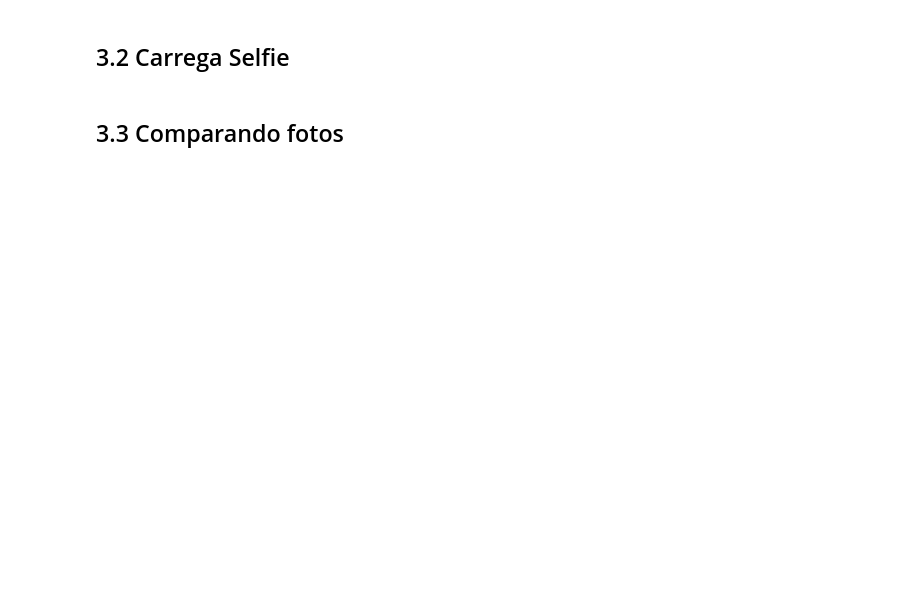
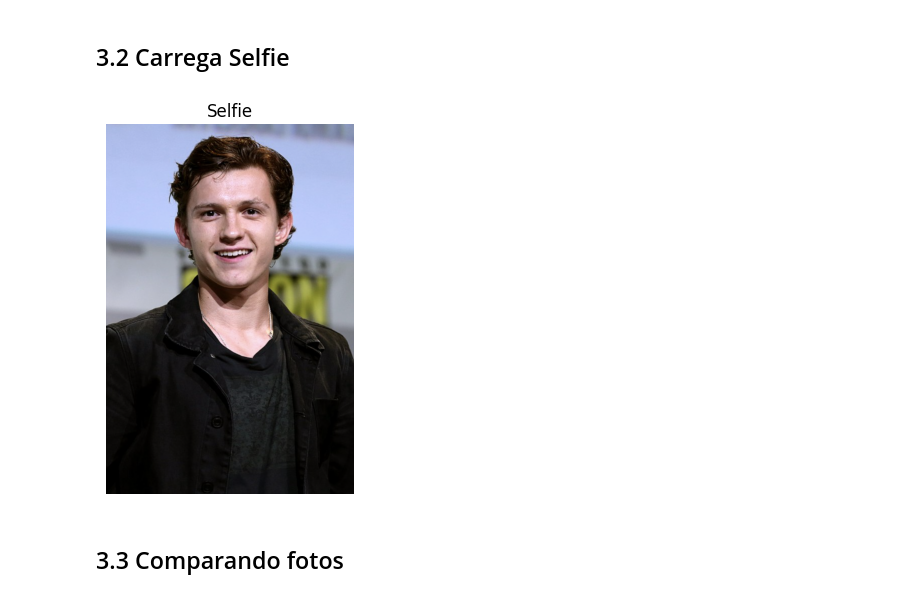
Before and after one commit to jef-santos/9DTSR_cognitive_environments, a Jupyter notebook: notebooks/notebook.ipynb, the cells around one changed output. Cells and saved outputs as stored; diff of their text form; code cells hidden in the pictures; blank space fills up the shorter version.

```diff
--- a/notebooks/notebook.ipynb
+++ b/notebooks/notebook.ipynb
@@ -98,12 +125,14 @@ mostrar_imagem(imagem_cnh, "Face da CNH")
 ## 3.2 Carrega Selfie
 # %%
 # 3. Carregar Imagem da Selfie
-with open("../data/raw/selfie.png", "rb") as image_file:
+with open("../data/raw/selfie1.png", "rb") as image_file:
     selfie_bytes = image_file.read()
 
 # Mostrar selfie
 imagem_selfie = Image.open(io.BytesIO(selfie_bytes))
 mostrar_imagem(imagem_selfie, "Selfie")
+# %% [output]
+[figure, added]
 # %% [markdown]
 ## 3.3 Comparando fotos
 # %%
```
Also changed, not shown: parts of 10 cells of this notebook, 1 other file.
